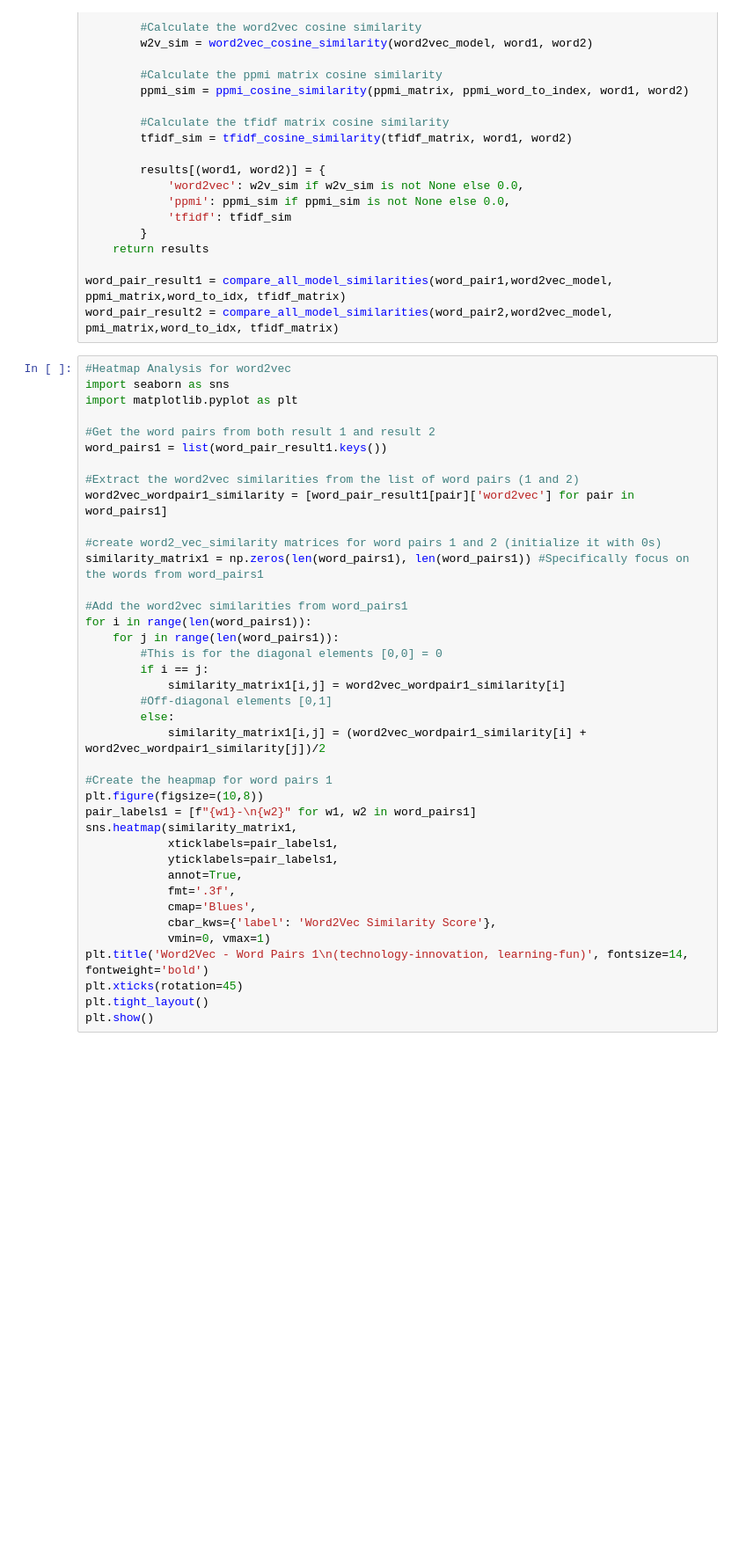
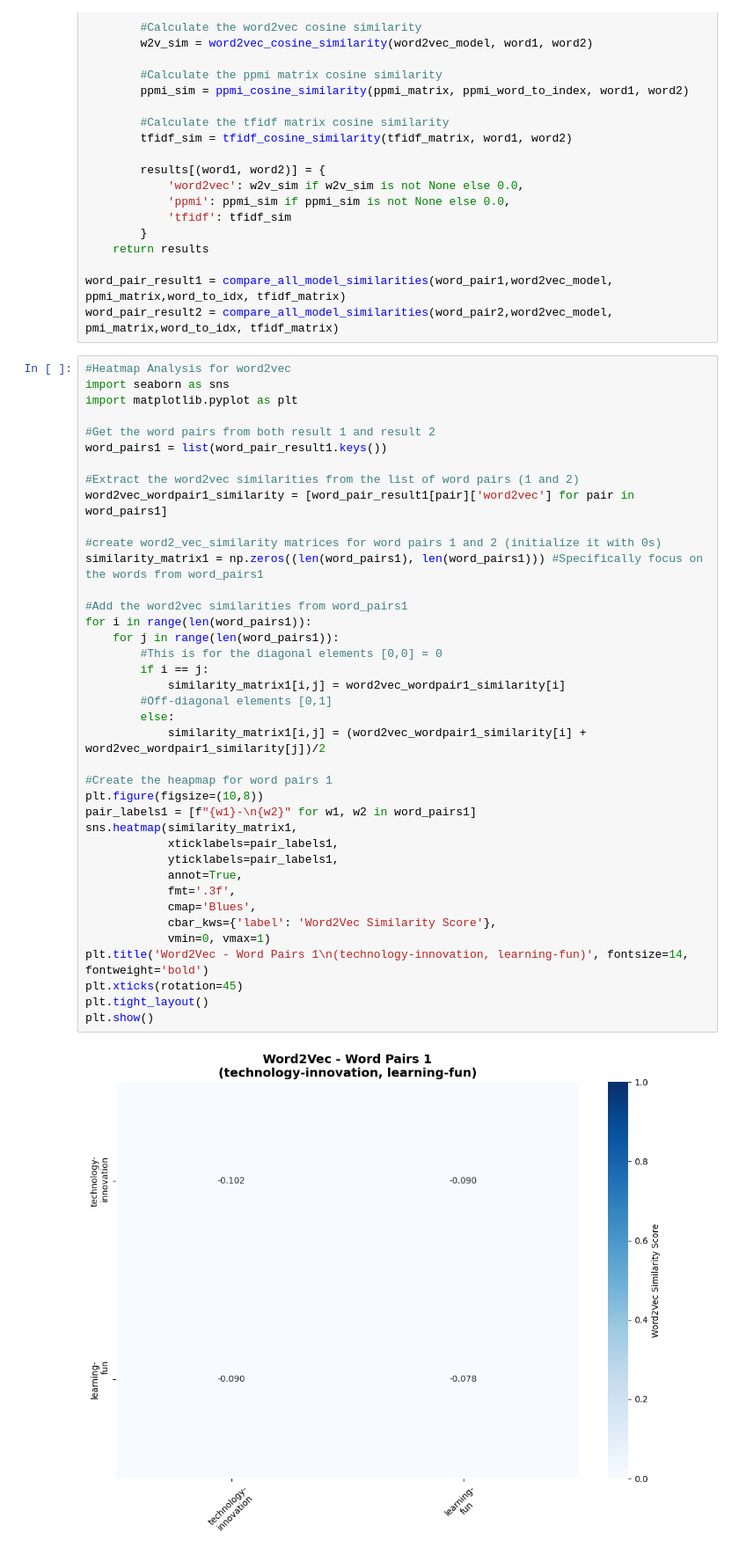
Before and after one commit to AJ-Gaston/CS733-NLP, a Jupyter notebook: Assignment3/Assignment3.ipynb, the cells around one changed output. Shown: that part at 88% size. Saved outputs shown, nothing was run; the diff lists cells and outputs as text; blank space fills up the shorter version.

Commit message:
'Showing heatmaps and fixing plot titles'

```diff
--- a/Assignment3/Assignment3.ipynb
+++ b/Assignment3/Assignment3.ipynb
@@ -633,34 +633,36 @@ word_pairs1 = list(word_pair_result1.keys())
 #Extract the word2vec similarities from the list of word pairs (1 and 2)
 word2vec_wordpair1_similarity = [word_pair_result1[pair]['word2vec'] for pair in word_pairs1]
 
 #create word2_vec_similarity matrices for word pairs 1 and 2 (initialize it with 0s)
-similarity_matrix1 = np.zeros(len(word_pairs1), len(word_pairs1)) #Specifically focus on the words from word_pairs1
+similarity_matrix1 = np.zeros((len(word_pairs1), len(word_pairs1))) #Specifically focus on the words from word_pairs1
 
 #Add the word2vec similarities from word_pairs1
 for i in range(len(word_pairs1)):
     for j in range(len(word_pairs1)):
         #This is for the diagonal elements [0,0] = 0
         if i == j:
             similarity_matrix1[i,j] = word2vec_wordpair1_similarity[i]
         #Off-diagonal elements [0,1]
         else:
             similarity_matrix1[i,j] = (word2vec_wordpair1_similarity[i] + word2vec_wordpair1_similarity[j])/2
 
 #Create the heapmap for word pairs 1
 plt.figure(figsize=(10,8))
 pair_labels1 = [f"{w1}-\n{w2}" for w1, w2 in word_pairs1]
 sns.heatmap(similarity_matrix1,
             xticklabels=pair_labels1,
             yticklabels=pair_labels1,
             annot=True,
             fmt='.3f',
             cmap='Blues',
             cbar_kws={'label': 'Word2Vec Similarity Score'},
             vmin=0, vmax=1)
 plt.title('Word2Vec - Word Pairs 1\n(technology-innovation, learning-fun)', fontsize=14, fontweight='bold')
 plt.xticks(rotation=45)
 plt.tight_layout()
 plt.show()
+# %% [output]
+[figure, added]
 # %%
 #create the heatmap for word pairs 2
 word_pairs2 = list(word_pair_result2.keys())
```
Also changed, not shown: parts of 6 cells of this notebook.
